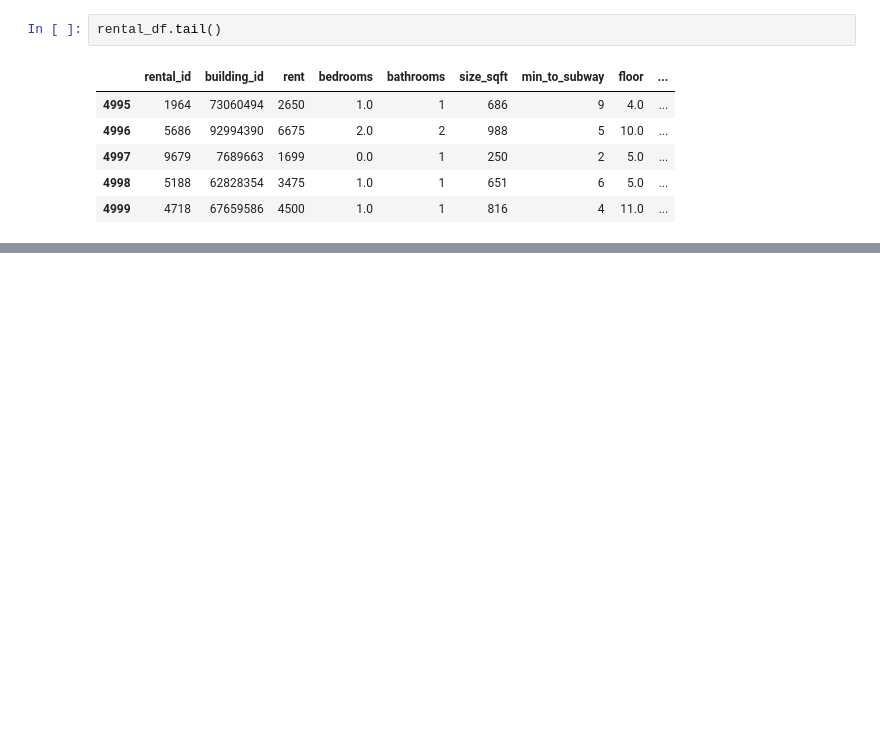
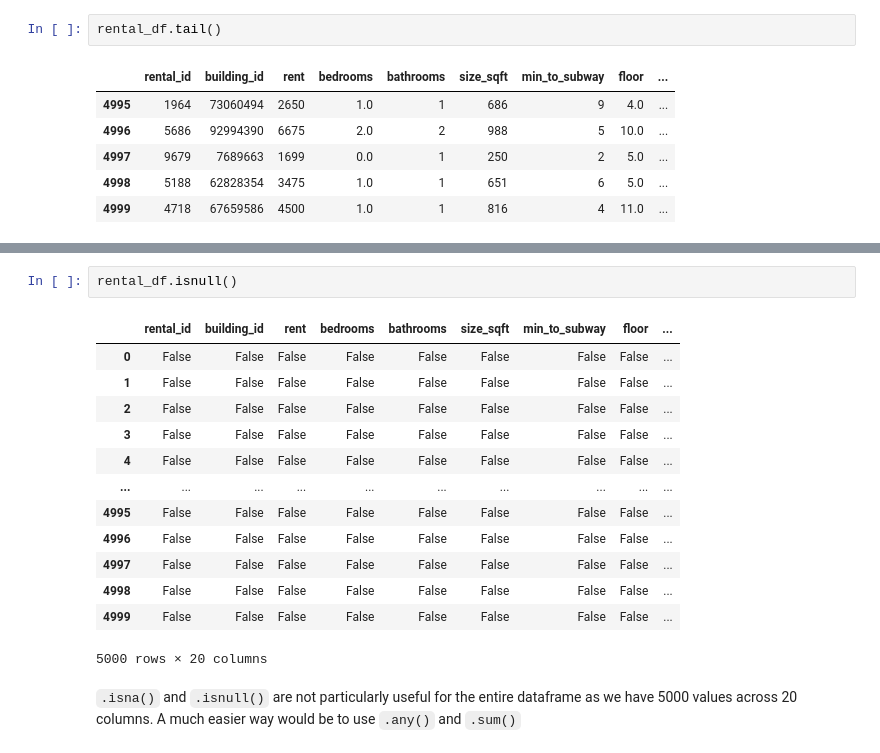
Before and after one commit to sofie204/data_analysis, a Jupyter notebook: rent/01_initial_data_exploration.ipynb, the cells around one changed output, grey strips where cells are left out. Saved outputs shown, nothing was run; the diff lists cells and outputs as text; blank space fills up the shorter version.

```diff
--- a/rent/01_initial_data_exploration.ipynb
+++ b/rent/01_initial_data_exploration.ipynb
@@ -337,0 +399,18 @@ rental_df.tail()
+# %%
+rental_df.isnull()
+# %% [output]
+|  | rental_id | building_id | rent | bedrooms | bathrooms | size_sqft | min_to_subway | floor | ... |
+| 0 | False | False | False | False | False | False | False | False | ... |
+| 1 | False | False | False | False | False | False | False | False | ... |
+| 2 | False | False | False | False | False | False | False | False | ... |
+| 3 | False | False | False | False | False | False | False | False | ... |
+| 4 | False | False | False | False | False | False | False | False | ... |
+| ... | ... | ... | ... | ... | ... | ... | ... | ... | ... |
+| 4995 | False | False | False | False | False | False | False | False | ... |
+| 4996 | False | False | False | False | False | False | False | False | ... |
+| 4997 | False | False | False | False | False | False | False | False | ... |
+| 4998 | False | False | False | False | False | False | False | False | ... |
+| 4999 | False | False | False | False | False | False | False | False | ... |
+5000 rows × 20 columns
+# %% [markdown]
+`.isna()` and `.isnull()` are not particularly useful for the entire dataframe as we have 5000 values across 20 columns. A much easier way would be to use `.any()` and `.sum()`
```
Also changed, not shown: parts of 17 cells of this notebook, 1 other file.
